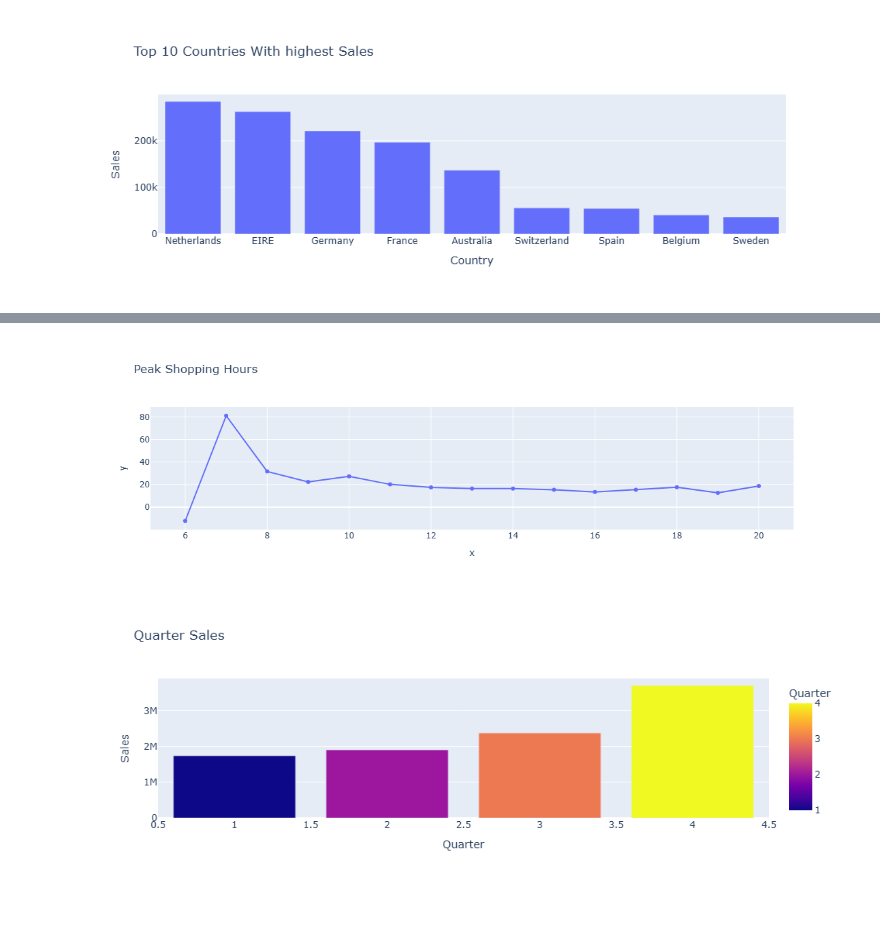
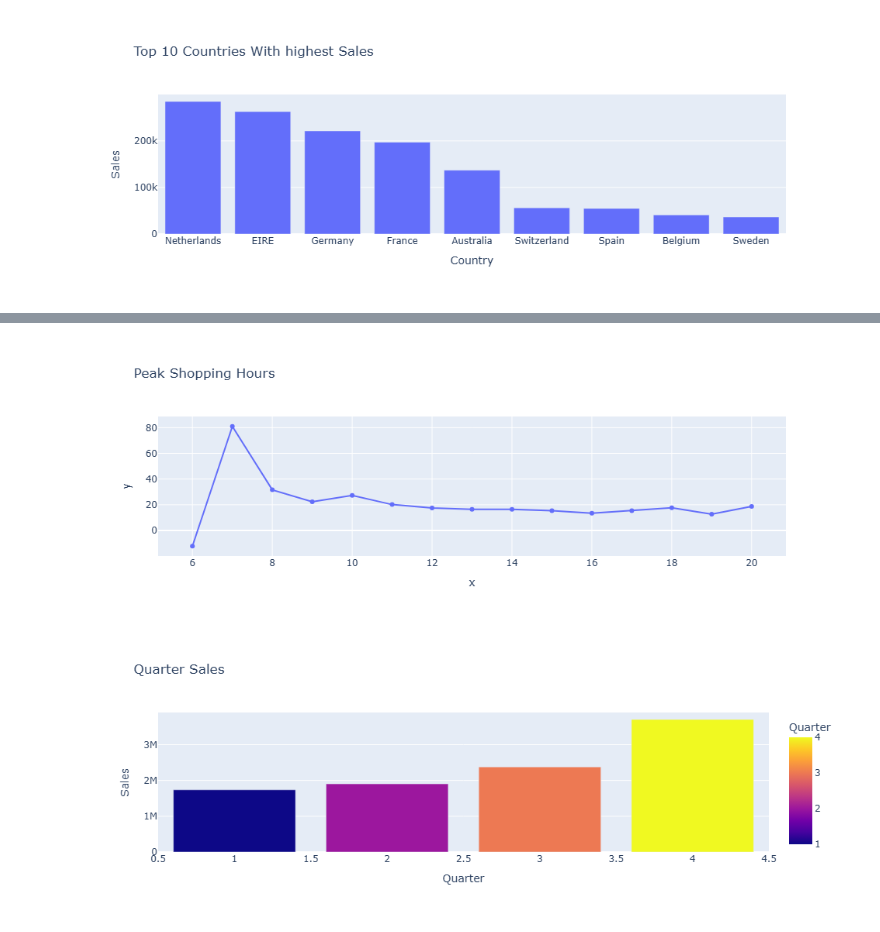
Before and after one commit to abidali2005/Nexus-Ai-Digital, a Jupyter notebook: Task 02/task_02.ipynb, the cells around one changed output, grey strips where cells are left out. Saved outputs shown, nothing was run; the diff lists cells and outputs as text; code cells hidden in the pictures.

```diff
--- a/Task 02/task_02.ipynb
+++ b/Task 02/task_02.ipynb
@@ -45,7 +46,9 @@ px.line(yearly_sales , x='YearMonth' , y='Sales' , markers = True , title='Month
 # %%
 peakhour = df.groupby('Hour')['Sales'].mean().reset_index()
-px.line(x=peakhour['Hour'] , y=peakhour['Sales'] , markers=True , title='Peak Shopping Hours')
+fig = px.line(x=peakhour['Hour'] , y=peakhour['Sales'] , markers=True , title='Peak Shopping Hours')
+fig.write_html("peakhour.html")
+fig.show()
 # %% [output]
-[figure, old version]
+[figure, new version]
 # %%
 quarter_sale = df.groupby('Quarter')['Sales'].sum().reset_index()
```
Also changed, not shown: parts of 11 cells of this notebook, 10 other files.
